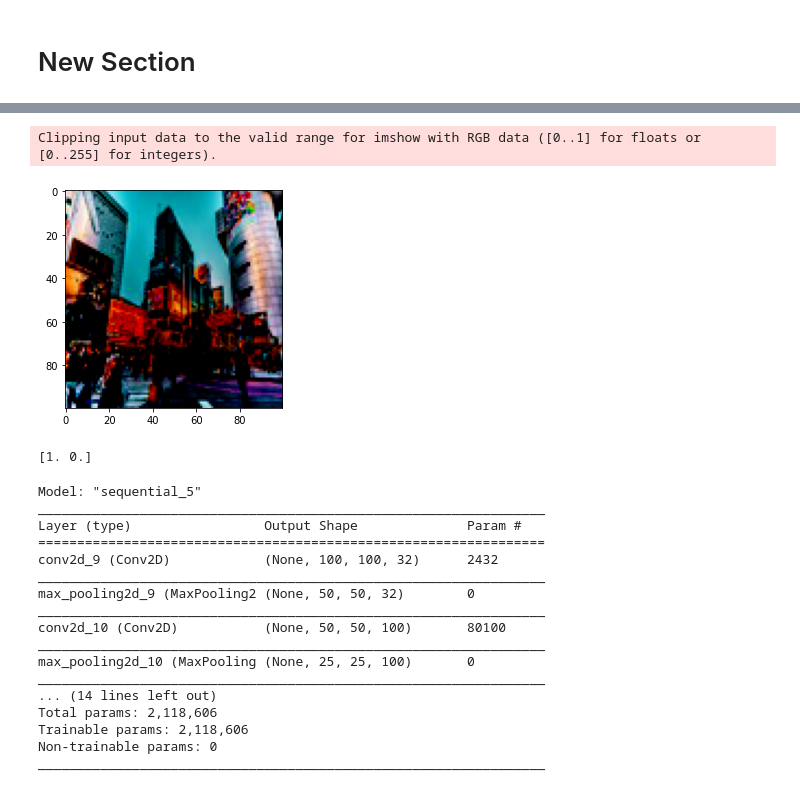
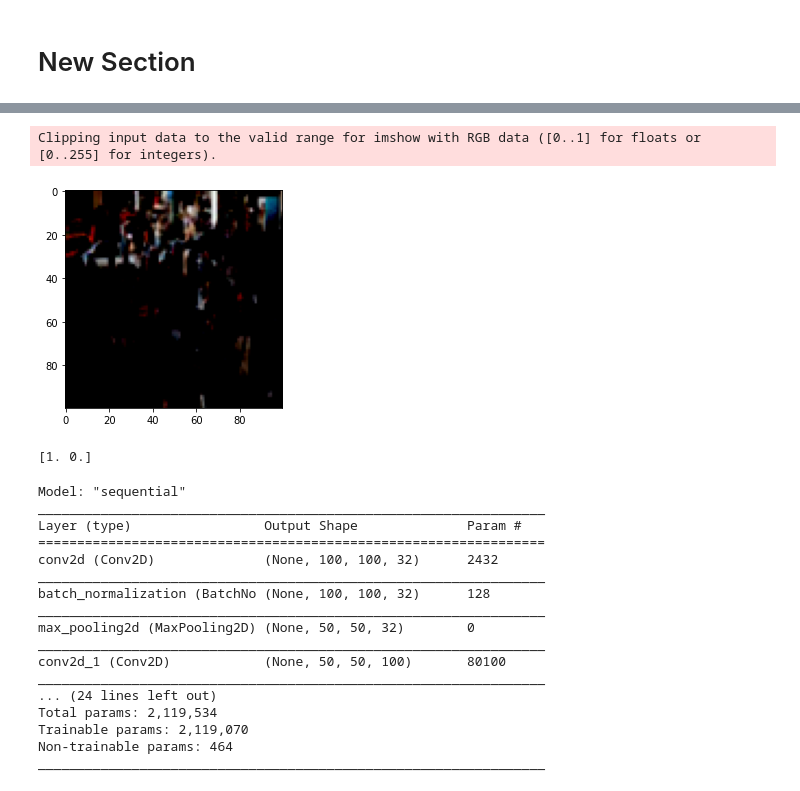
Before and after one commit to tcruz88/CNN_project, a Jupyter notebook: CNN.ipynb, the cells around one changed output, grey strips where cells are left out. Cells and saved outputs as stored; diff of their text form; code cells hidden in the pictures.

```diff
--- a/CNN.ipynb
+++ b/CNN.ipynb
@@ -11,49 +33,65 @@ import os
 # %%
 #image data shape (n, width, height, rgb value)
 
 X = [] # Images
 Y = [] # Categories
 
 folder_pedestrian = 'pedestrian'
 folder_road = 'road'
 
 name_encode = {"pedestrian":0, "road":1}
 
 def images_to_array(folder, name):
     for image in os.listdir(folder):
-        loaded_image = Image.open(os.path.join(folder, image))
-        resized_image = Image.Image.resize(loaded_image, [100,100])
-        image_array = np.array(resized_image)
-        X.append(image_array)
+        loaded_image = Image.open(os.path.join(folder, image))  #loading image
+        resized_image = Image.Image.resize(loaded_image, [100,100]) #resize image to 100 x 100 px
+        image_array = np.array(resized_image) # transform image into an array
+        X.append(image_array) # append images to array X
+        Y.append(name_encode[name]) #append category
 
+        image_flipped = cv2.flip(image_array,1) #create copies of images flipped horizontally to improve model accuracy
+        X.append(image_flipped)
+        Y.append(name_encode[name])
+
+        image_blurred = cv2.blur(image_array,(2,2)) #create copies of images blurred to improve accuracy
+        X.append(image_blurred)
+        Y.append(name_encode[name])
+
+        image_flipped_blurred = cv2.blur(image_flipped,(2,2)) #create copies of images flipped horizontally & blurred to improve accuracy
+        X.append(image_flipped_blurred)
         Y.append(name_encode[name])
 
 def show_image(index):
     plt.imshow(X[index])
     plt.show()
     print(Y[index])
 
 images_to_array(folder_pedestrian, "pedestrian")
 images_to_array(folder_road, "road")
 
 Y = to_categorical(Y, num_classes=2)
 X = (np.array(X) - 127.5) / 127.5
 
 show_image(6)
 # %% [output]
 Clipping input data to the valid range for imshow with RGB data ([0..1] for floats or [0..255] for integers).
-[figure, old version]
+[figure, new version]
 [1. 0.]
 # %%
-from keras.layers import Activation, Conv2D, Dense, Flatten, MaxPool2D
+from keras.layers import Activation, Conv2D, Dense, Flatten, MaxPool2D, BatchNormalization, Dropout
 from keras.models import Sequential
 
 model = Sequential()
 model.add(Conv2D(32, (5,5), padding='same',activation='relu', input_shape=(100,100,3) ))
+model.add(BatchNormalization())
 model.add(MaxPool2D(pool_size=(2,2)))
 model.add(Conv2D(100, (5,5), padding='same',activation='relu'))
+model.add(BatchNormalization())
+model.add(Dropout(rate=0.5)) # muting half of trainable parameters
 model.add(MaxPool2D(pool_size=(2,2)))
 model.add(Conv2D(100, (5,5), padding='same',activation='relu'))
+model.add(BatchNormalization())
+model.add(Dropout(rate=0.5))
 model.add(MaxPool2D(pool_size=(2,2)))
 model.add(Flatten())
 model.add(Dense(124))
@@ -62,20 +100,20 @@ model.add(Dense(2))
 model.add(Activation('sigmoid'))
 model.summary()
 # %% [output]
-Model: "sequential_5"
+Model: "sequential"
 _________________________________________________________________
 Layer (type)                 Output Shape              Param #
 =================================================================
-conv2d_9 (Conv2D)            (None, 100, 100, 32)      2432
+conv2d (Conv2D)              (None, 100, 100, 32)      2432
 _________________________________________________________________
-max_pooling2d_9 (MaxPooling2 (None, 50, 50, 32)        0
+batch_normalization (BatchNo (None, 100, 100, 32)      128
 _________________________________________________________________
-conv2d_10 (Conv2D)           (None, 50, 50, 100)       80100
+max_pooling2d (MaxPooling2D) (None, 50, 50, 32)        0
 _________________________________________________________________
-max_pooling2d_10 (MaxPooling (None, 25, 25, 100)       0
+conv2d_1 (Conv2D)            (None, 50, 50, 100)       80100
 _________________________________________________________________
-... (14 lines left out)
-Total params: 2,118,606
-Trainable params: 2,118,606
-Non-trainable params: 0
+... (24 lines left out)
+Total params: 2,119,534
+Trainable params: 2,119,070
+Non-trainable params: 464
 _________________________________________________________________
```
Also changed, not shown: parts of 4 cells of this notebook.
